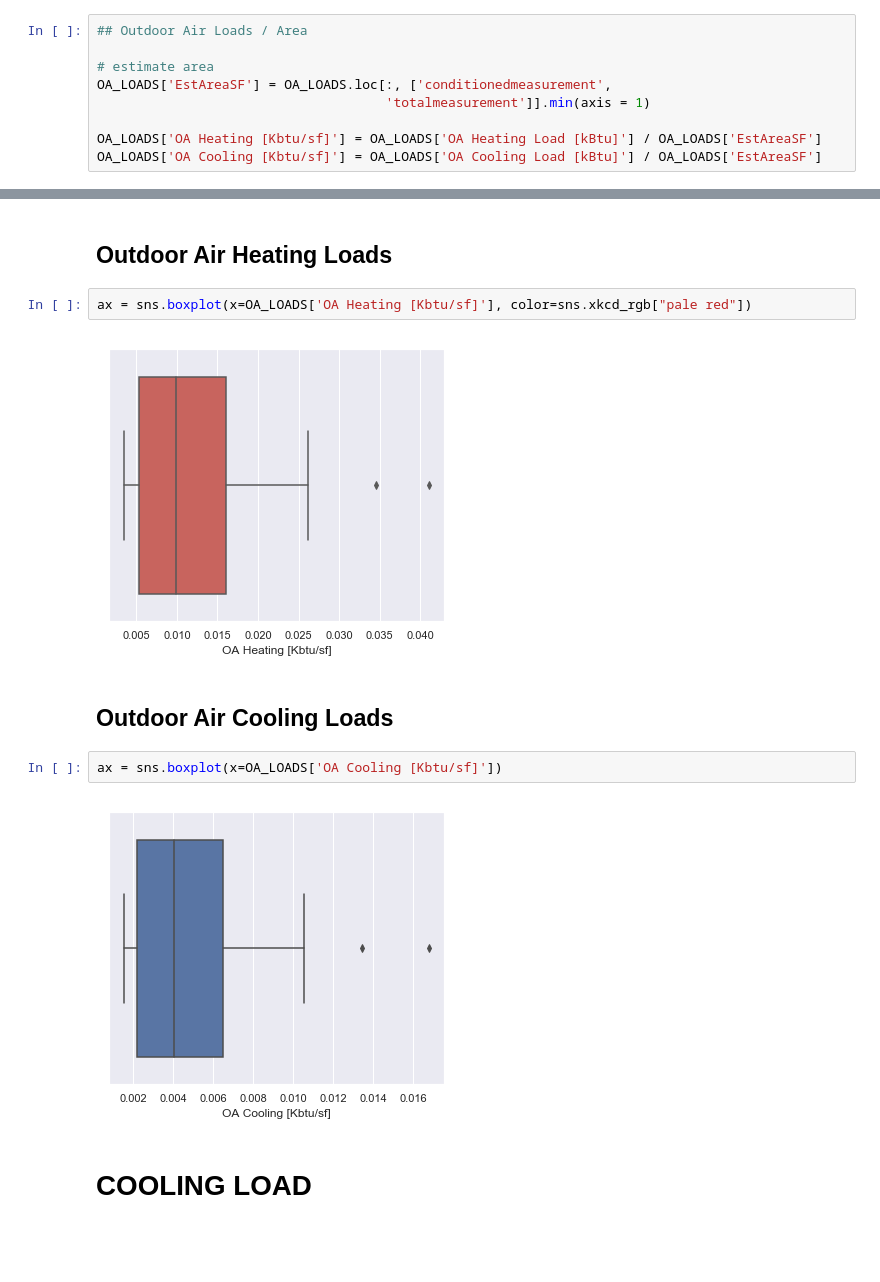
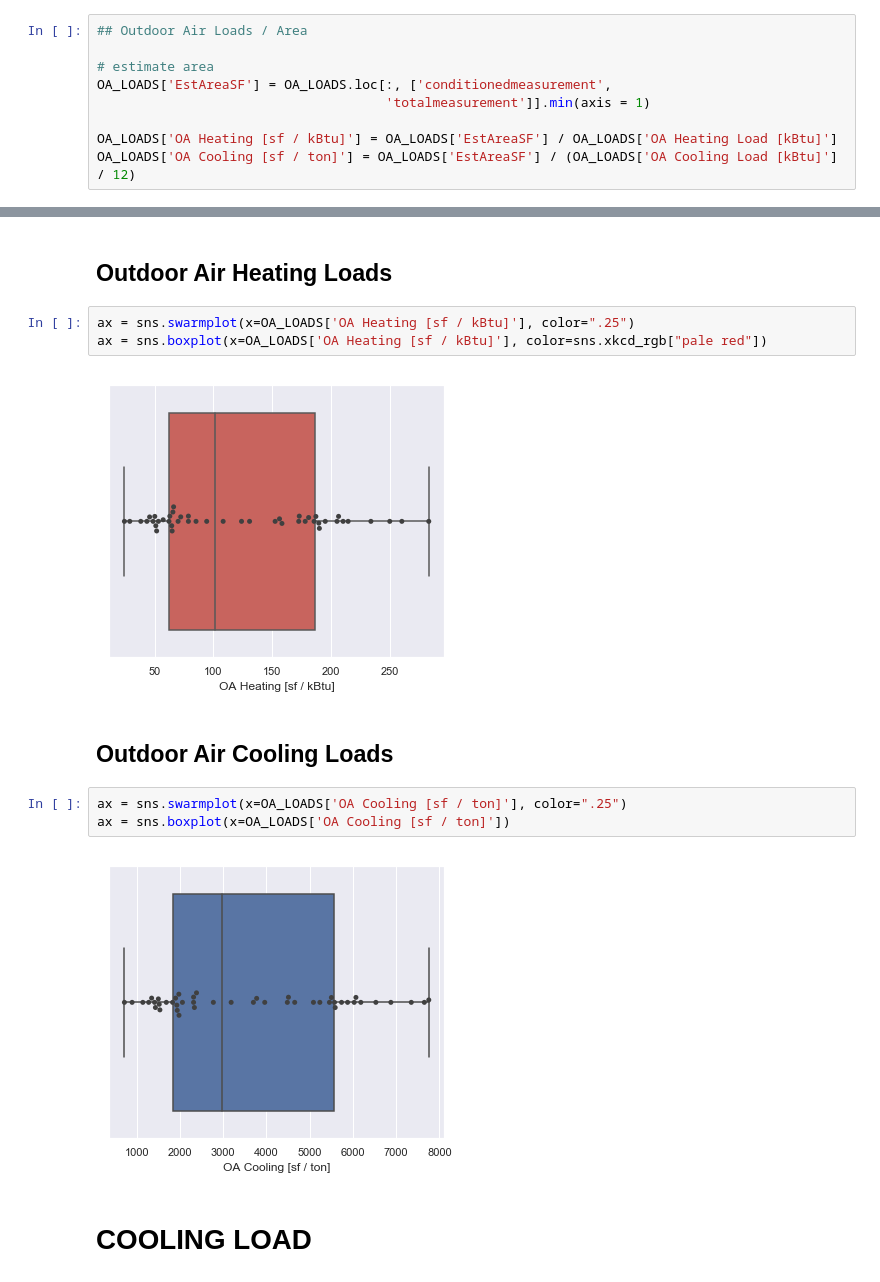
Before and after one commit to sspiel4/OCCE_HVAC_Comparison, a Jupyter notebook: OCCE HVAC Load vs Capacity Notebook.ipynb, the cells around one changed output, grey strips where cells are left out. Drawn from its saved outputs; the diff is of its cells as text; blank space fills up the shorter version.

Commit message:
put everything in terms of building sf, finish box plots

```diff
--- a/OCCE HVAC Load vs Capacity Notebook.ipynb
+++ b/OCCE HVAC Load vs Capacity Notebook.ipynb
@@ -71,6 +71,6 @@ OA_LOADS = OA_LOADS.groupby('siteid').sum()
 OA_LOADS['EstAreaSF'] = OA_LOADS.loc[:, ['conditionedmeasurement',
                                      'totalmeasurement']].min(axis = 1)
 
-OA_LOADS['OA Heating [Kbtu/sf]'] = OA_LOADS['OA Heating Load [kBtu]'] / OA_LOADS['EstAreaSF']
-OA_LOADS['OA Cooling [Kbtu/sf]'] = OA_LOADS['OA Cooling Load [kBtu]'] / OA_LOADS['EstAreaSF']
+OA_LOADS['OA Heating [sf / kBtu]'] = OA_LOADS['EstAreaSF'] / OA_LOADS['OA Heating Load [kBtu]']
+OA_LOADS['OA Cooling [sf / ton]'] = OA_LOADS['EstAreaSF'] / (OA_LOADS['OA Cooling Load [kBtu]'] / 12)
 # %%
@@ -97,15 +90,17 @@ ax = sns.boxplot(x=OA_LOADS["cfm/sf"], color=sns.xkcd_rgb["muted green"])
 # %% [markdown]
 ## Outdoor Air Heating Loads
 # %%
-ax = sns.boxplot(x=OA_LOADS['OA Heating [Kbtu/sf]'], color=sns.xkcd_rgb["pale red"])
+ax = sns.swarmplot(x=OA_LOADS['OA Heating [sf / kBtu]'], color=".25")
+ax = sns.boxplot(x=OA_LOADS['OA Heating [sf / kBtu]'], color=sns.xkcd_rgb["pale red"])
 # %% [output]
-[figure, old version]
+[figure, new version]
 # %% [markdown]
 ## Outdoor Air Cooling Loads
 # %%
-ax = sns.boxplot(x=OA_LOADS['OA Cooling [Kbtu/sf]'])
+ax = sns.swarmplot(x=OA_LOADS['OA Cooling [sf / ton]'], color=".25")
+ax = sns.boxplot(x=OA_LOADS['OA Cooling [sf / ton]'])
 # %% [output]
-[figure, old version]
+[figure, new version]
 # %% [markdown]
 # COOLING LOAD
 # %%
```
Also changed, not shown: parts of 24 cells of this notebook, 3 other files.
